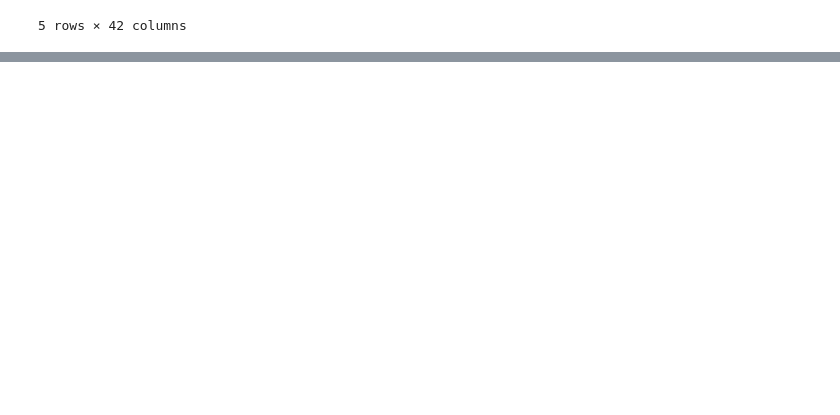
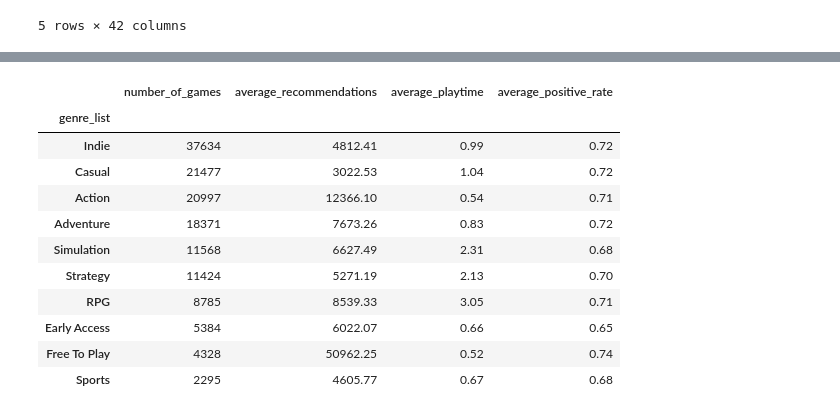
Before and after one commit to SelinBeyaz01/BUS392-Steam-Project, a Jupyter notebook: BUS392_Project.ipynb, the cells around one changed output, grey strips where cells are left out. Saved outputs shown, nothing was run; the diff lists cells and outputs as text; code cells hidden in the pictures; blank space fills up the shorter version.

```diff
--- a/BUS392_Project.ipynb
+++ b/BUS392_Project.ipynb
@@ -35,0 +183,23 @@ gamesData.head()
+# %%
+# Genre Analysis
+# Extract genre names from the genre lists in the dataset
+def extract_descriptions(value):
+    try:
+        items = json.loads(value)
+        return [item['description'] for item in items]
+    except:
+        return []
+
+games['genre_list'] = games['genres'].apply(extract_descriptions)
+
+# Required list and for-loop usage
+all_genres = []
+
+for genre_group in games['genre_list']:
+    for genre in genre_group:
+        all_genres.append(genre)
+
+genre_counts = pd.Series(all_genres).value_counts()
+
+print("Most common genres:")
+print(genre_counts.head(10))
@@ -35,0 +219,25 @@ gamesData.head()
+# %%
+# Assign each game to every genre it belongs to
+genre_games = games.explode('genre_list').dropna(subset=['genre_list'])
+
+genre_summary = genre_games.groupby('genre_list').agg(
+    number_of_games=('app_id', 'count'),
+    average_recommendations=('recommendations', 'mean'),
+    average_playtime=('average_playtime_forever', 'mean'),
+    average_positive_rate=('positive_review_rate', 'mean')
+).round(2).sort_values('number_of_games', ascending=False)
+
+genre_summary.head(10)
+# %% [output]
+|  | number_of_games | average_recommendations | average_playtime | average_positive_rate |
+| genre_list |  |  |  |  |
+| Indie | 37634 | 4812.41 | 0.99 | 0.72 |
+| Casual | 21477 | 3022.53 | 1.04 | 0.72 |
+| Action | 20997 | 12366.10 | 0.54 | 0.71 |
+| Adventure | 18371 | 7673.26 | 0.83 | 0.72 |
+| Simulation | 11568 | 6627.49 | 2.31 | 0.68 |
+| Strategy | 11424 | 5271.19 | 2.13 | 0.70 |
+| RPG | 8785 | 8539.33 | 3.05 | 0.71 |
+| Early Access | 5384 | 6022.07 | 0.66 | 0.65 |
+| Free To Play | 4328 | 50962.25 | 0.52 | 0.74 |
+| Sports | 2295 | 4605.77 | 0.67 | 0.68 |
```
Also changed, not shown: parts of 8 cells of this notebook.
